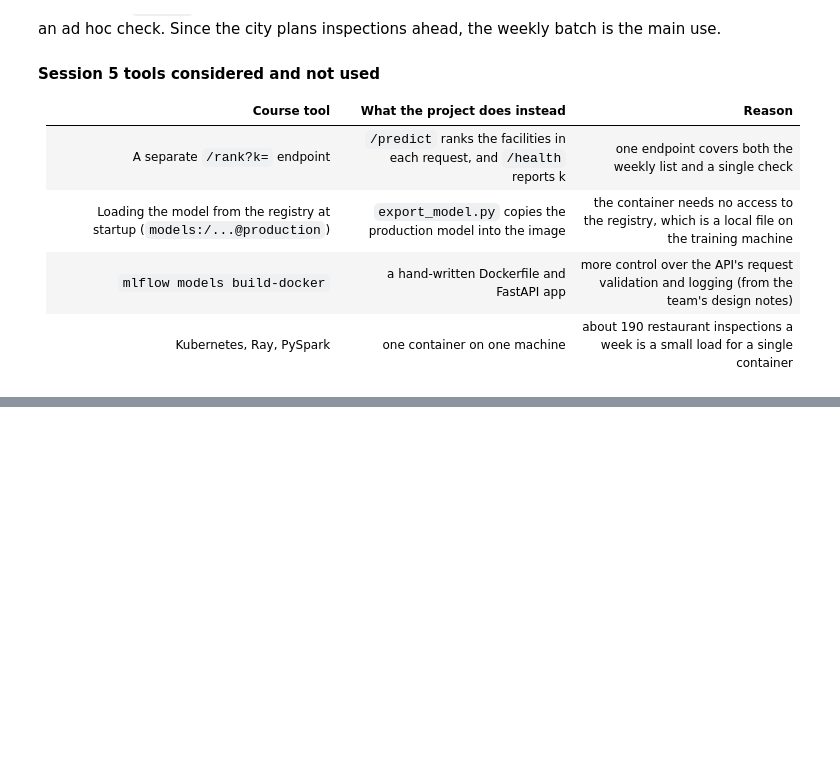
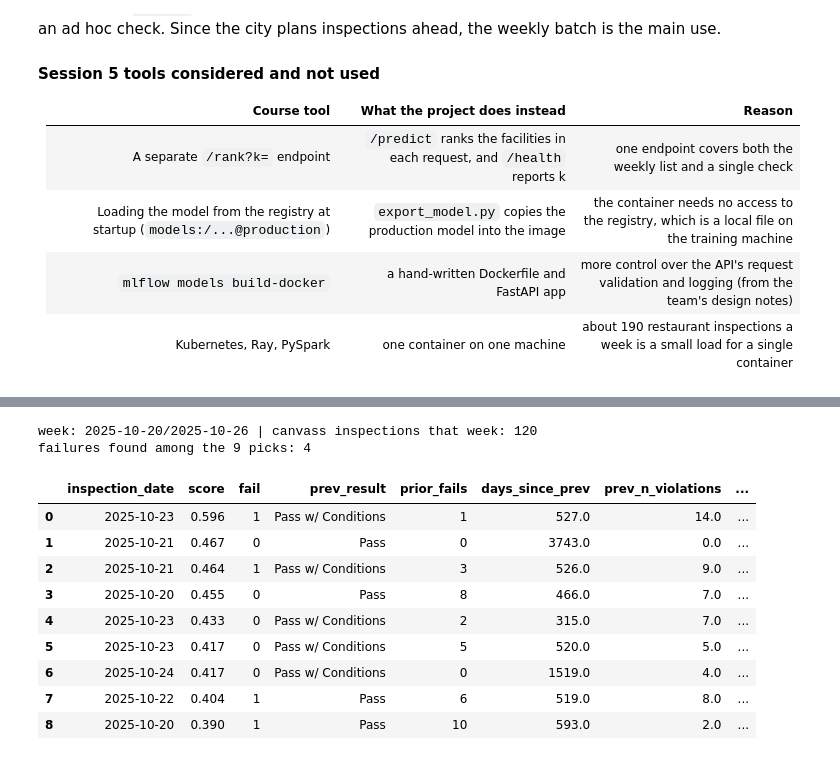
Before and after one commit to brookerios20/chicago-inspection-ranking-mlops, a Jupyter notebook: app/app.ipynb, the cells around one changed output, grey strips where cells are left out. Saved outputs shown, nothing was run; the diff lists cells and outputs as text; code cells hidden in the pictures; blank space fills up the shorter version.

```diff
--- a/app/app.ipynb
+++ b/app/app.ipynb
@@ -3413,0 +3510,36 @@ Session 5 contrasted batch prediction (scoring many rows on a schedule, "compute
+# %%
+# This cell builds the list an inspector would receive for one week: the 9 highest-scoring canvass
+# inspections of the last full week in the validation window, with the two features that pushed each
+# one up the most. The fail column shows what the inspection actually found.
+from src.metrics import weeks
+
+reference["score"] = production_model.predict_proba(train_module.feature_frame(reference, feature_version))[:, 1]
+reference["week"] = weeks(reference["inspection_date"])
+example_week = sorted(reference["week"].unique())[-2]
+week_picks = reference[reference["week"] == example_week].nlargest(int(version_info["k_week"]), "score")
+
+
+def top_reasons(row_index, n=2):
+    """Names of the n features with the largest positive SHAP values for one row."""
+    contributions = pd.Series(shap_values.values[row_index], index=shap_feature_names)
+    return ", ".join(contributions.sort_values(ascending=False).index[:n])
+
+
+week_picks = week_picks.assign(top_reasons=[top_reasons(i) for i in week_picks.index])
+print("week:", example_week, "| canvass inspections that week:", (reference["week"] == example_week).sum())
+print("failures found among the 9 picks:", week_picks["fail"].sum())
+week_picks[["inspection_date", "score", "fail", "prev_result", "prior_fails", "days_since_prev",
+            "prev_n_violations", "zip_fail_rate_365d", "top_reasons"]].round(3).reset_index(drop=True)
+# %% [output]
+week: 2025-10-20/2025-10-26 | canvass inspections that week: 120
+failures found among the 9 picks: 4
+|  | inspection_date | score | fail | prev_result | prior_fails | days_since_prev | prev_n_violations | ... |
+| 0 | 2025-10-23 | 0.596 | 1 | Pass w/ Conditions | 1 | 527.0 | 14.0 | ... |
+| 1 | 2025-10-21 | 0.467 | 0 | Pass | 0 | 3743.0 | 0.0 | ... |
+| 2 | 2025-10-21 | 0.464 | 1 | Pass w/ Conditions | 3 | 526.0 | 9.0 | ... |
+| 3 | 2025-10-20 | 0.455 | 0 | Pass | 8 | 466.0 | 7.0 | ... |
+| 4 | 2025-10-23 | 0.433 | 0 | Pass w/ Conditions | 2 | 315.0 | 7.0 | ... |
+| 5 | 2025-10-23 | 0.417 | 0 | Pass w/ Conditions | 5 | 520.0 | 5.0 | ... |
+| 6 | 2025-10-24 | 0.417 | 0 | Pass w/ Conditions | 0 | 1519.0 | 4.0 | ... |
+| 7 | 2025-10-22 | 0.404 | 1 | Pass | 6 | 519.0 | 8.0 | ... |
+| 8 | 2025-10-20 | 0.390 | 1 | Pass | 10 | 593.0 | 2.0 | ... |
```
Also changed, not shown: parts of 21 cells of this notebook, 3 other files.
